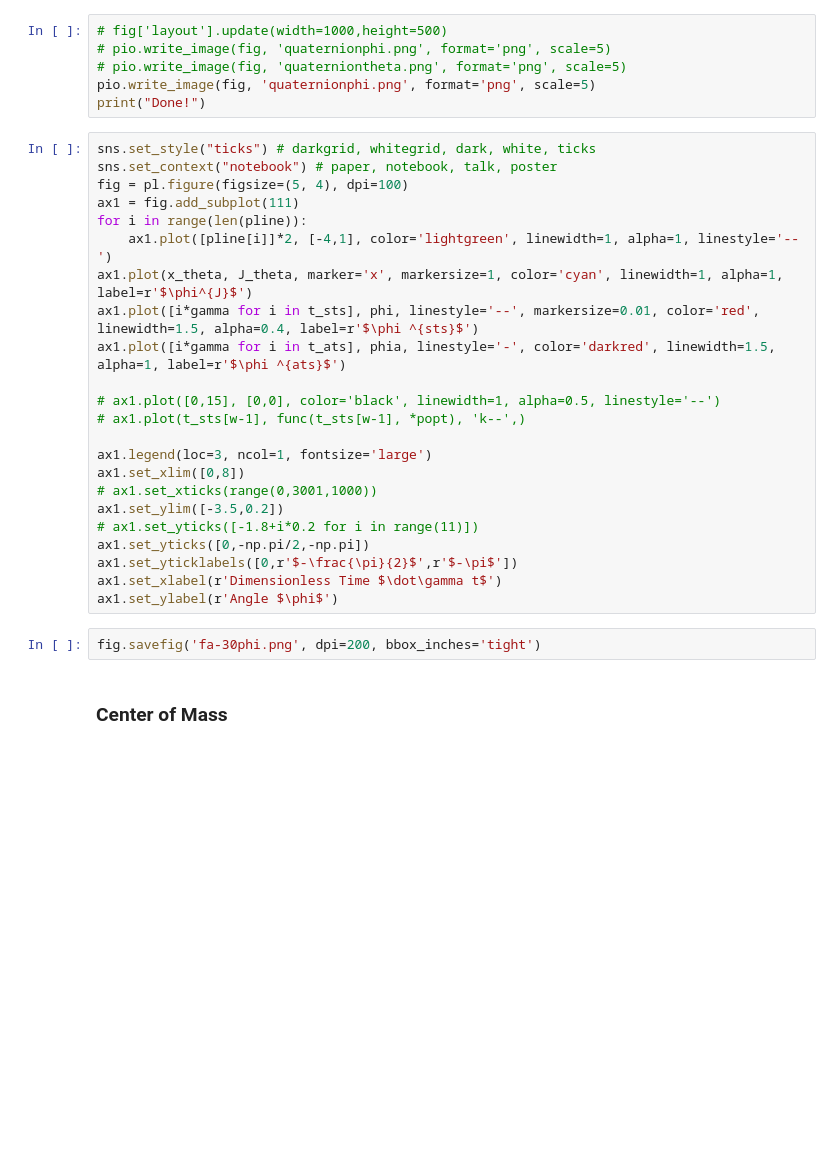
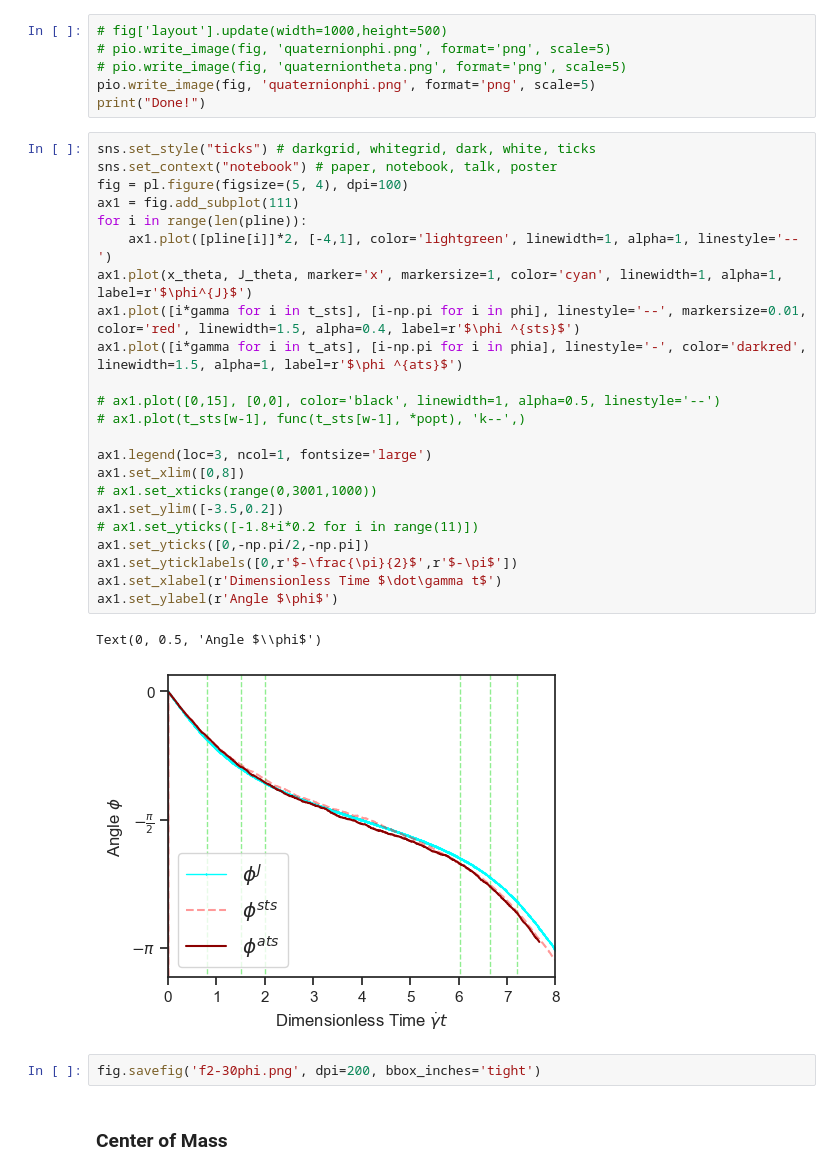
Before and after one commit to gary89git/data_processing, a Jupyter notebook: flip2-30.ipynb, the cells around one changed output. Cells and saved outputs as stored; diff of their text form; blank space fills up the shorter version.

```diff
--- a/flip2-30.ipynb
+++ b/flip2-30.ipynb
@@ -1066,28 +1098,31 @@ print("Done!")
 # %%
 sns.set_style("ticks") # darkgrid, whitegrid, dark, white, ticks
 sns.set_context("notebook") # paper, notebook, talk, poster
 fig = pl.figure(figsize=(5, 4), dpi=100)
 ax1 = fig.add_subplot(111)
 for i in range(len(pline)):
     ax1.plot([pline[i]]*2, [-4,1], color='lightgreen', linewidth=1, alpha=1, linestyle='--')
 ax1.plot(x_theta, J_theta, marker='x', markersize=1, color='cyan', linewidth=1, alpha=1, label=r'$\phi^{J}$')
-ax1.plot([i*gamma for i in t_sts], phi, linestyle='--', markersize=0.01, color='red', linewidth=1.5, alpha=0.4, label=r'$\phi ^{sts}$')
-ax1.plot([i*gamma for i in t_ats], phia, linestyle='-', color='darkred', linewidth=1.5, alpha=1, label=r'$\phi ^{ats}$')
+ax1.plot([i*gamma for i in t_sts], [i-np.pi for i in phi], linestyle='--', markersize=0.01, color='red', linewidth=1.5, alpha=0.4, label=r'$\phi ^{sts}$')
+ax1.plot([i*gamma for i in t_ats], [i-np.pi for i in phia], linestyle='-', color='darkred', linewidth=1.5, alpha=1, label=r'$\phi ^{ats}$')
 
 # ax1.plot([0,15], [0,0], color='black', linewidth=1, alpha=0.5, linestyle='--')
 # ax1.plot(t_sts[w-1], func(t_sts[w-1], *popt), 'k--',)
 
 ax1.legend(loc=3, ncol=1, fontsize='large')
 ax1.set_xlim([0,8])
 # ax1.set_xticks(range(0,3001,1000))
 ax1.set_ylim([-3.5,0.2])
 # ax1.set_yticks([-1.8+i*0.2 for i in range(11)])
 ax1.set_yticks([0,-np.pi/2,-np.pi])
 ax1.set_yticklabels([0,r'$-\frac{\pi}{2}$',r'$-\pi$'])
 ax1.set_xlabel(r'Dimensionless Time $\dot\gamma t$')
 ax1.set_ylabel(r'Angle $\phi$')
+# %% [output]
+Text(0, 0.5, 'Angle $\\phi$')
+[figure, added]
 # %%
-fig.savefig('fa-30phi.png', dpi=200, bbox_inches='tight')
+fig.savefig('f2-30phi.png', dpi=200, bbox_inches='tight')
 # %% [markdown]
 ### Center of Mass
 # %%
```
Also changed, not shown: parts of 15 cells of this notebook, 1 other file.
